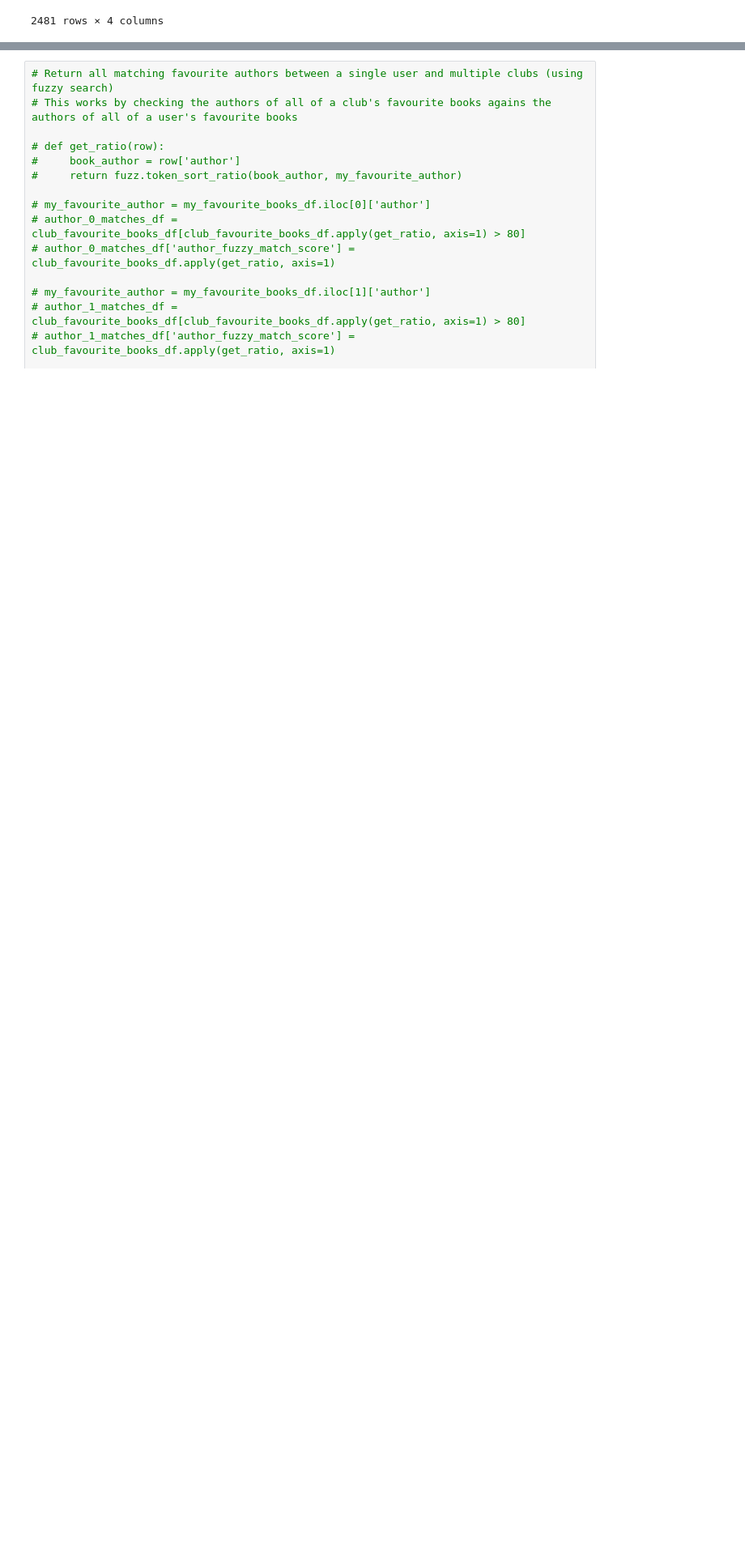
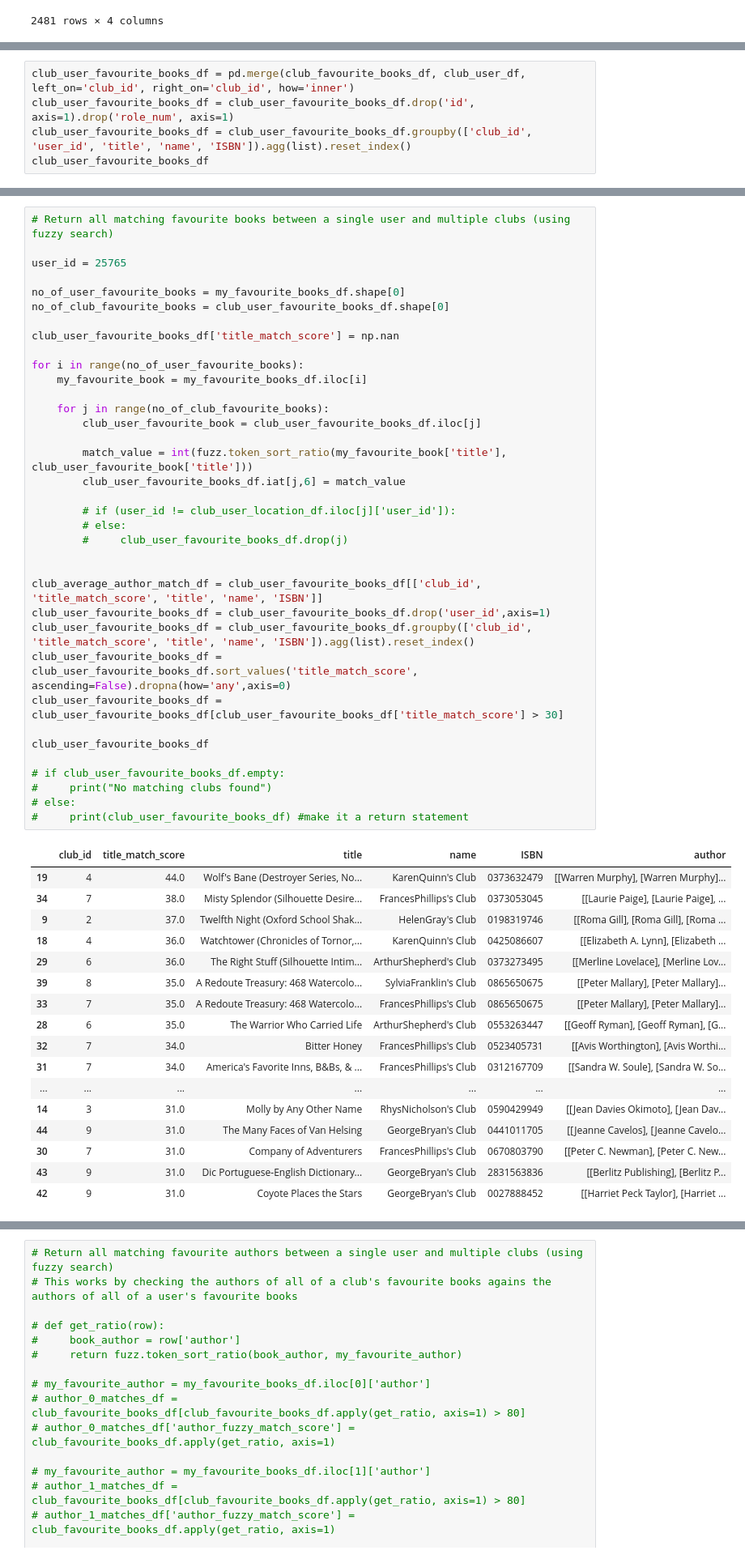
Before and after one commit to laurenceandrews/auguread, a Jupyter notebook: clubs/club_to_user_recommender/club_recommender.ipynb, the cells around one changed output, grey strips where cells are left out. Shown at 81% size. Drawn from its saved outputs; the diff is of its cells as text; blank space fills up the shorter version.

Commit message:
Fix book fuzzy matcher

```diff
--- a/clubs/club_to_user_recommender/club_recommender.ipynb
+++ b/clubs/club_to_user_recommender/club_recommender.ipynb
@@ -389,0 +327,5 @@ book_matches_df
+# %%
+club_user_favourite_books_df = pd.merge(club_favourite_books_df, club_user_df, left_on='club_id', right_on='club_id', how='inner')
+club_user_favourite_books_df = club_user_favourite_books_df.drop('id', axis=1).drop('role_num', axis=1)
+club_user_favourite_books_df = club_user_favourite_books_df.groupby(['club_id', 'user_id', 'title', 'name', 'ISBN']).agg(list).reset_index()
+club_user_favourite_books_df
@@ -390,3 +346,57 @@ book_matches_df
+# %%
+# Return all matching favourite books between a single user and multiple clubs (using fuzzy search)
+
+user_id = 25765
+
+no_of_user_favourite_books = my_favourite_books_df.shape[0]
+no_of_club_favourite_books = club_user_favourite_books_df.shape[0]
+
+club_user_favourite_books_df['title_match_score'] = np.nan
+
+for i in range(no_of_user_favourite_books):
+    my_favourite_book = my_favourite_books_df.iloc[i]
+
+    for j in range(no_of_club_favourite_books):
+        club_user_favourite_book = club_user_favourite_books_df.iloc[j]
+
+        match_value = int(fuzz.token_sort_ratio(my_favourite_book['title'], club_user_favourite_book['title']))
+        club_user_favourite_books_df.iat[j,6] = match_value
+
+        # if (user_id != club_user_location_df.iloc[j]['user_id']):
+        # else:
+        #     club_user_favourite_books_df.drop(j)
+
+
+club_average_author_match_df = club_user_favourite_books_df[['club_id', 'title_match_score', 'title', 'name', 'ISBN']]
+club_user_favourite_books_df = club_user_favourite_books_df.drop('user_id',axis=1)
+club_user_favourite_books_df = club_user_favourite_books_df.groupby(['club_id', 'title_match_score', 'title', 'name', 'ISBN']).agg(list).reset_index()
+club_user_favourite_books_df = club_user_favourite_books_df.sort_values('title_match_score', ascending=False).dropna(how='any',axis=0)
+club_user_favourite_books_df = club_user_favourite_books_df[club_user_favourite_books_df['title_match_score'] > 30]
+
+club_user_favourite_books_df
+
+# if club_user_favourite_books_df.empty:
+#     print("No matching clubs found")
+# else:
+#     print(club_user_favourite_books_df) #make it a return statement
+# %% [output]
+|  | club_id | title_match_score | title | name | ISBN | author |
+| 19 | 4 | 44.0 | Wolf's Bane (Destroyer Series, No... | KarenQuinn's Club | 0373632479 | [[Warren Murphy], [Warren Murphy]... |
+| 34 | 7 | 38.0 | Misty Splendor (Silhouette Desire... | FrancesPhillips's Club | 0373053045 | [[Laurie Paige], [Laurie Paige], ... |
+| 9 | 2 | 37.0 | Twelfth Night (Oxford School Shak... | HelenGray's Club | 0198319746 | [[Roma Gill], [Roma Gill], [Roma ... |
+| 18 | 4 | 36.0 | Watchtower (Chronicles of Tornor,... | KarenQuinn's Club | 0425086607 | [[Elizabeth A. Lynn], [Elizabeth ... |
+| 29 | 6 | 36.0 | The Right Stuff (Silhouette Intim... | ArthurShepherd's Club | 0373273495 | [[Merline Lovelace], [Merline Lov... |
+| 39 | 8 | 35.0 | A Redoute Treasury: 468 Watercolo... | SylviaFranklin's Club | 0865650675 | [[Peter Mallary], [Peter Mallary]... |
+| 33 | 7 | 35.0 | A Redoute Treasury: 468 Watercolo... | FrancesPhillips's Club | 0865650675 | [[Peter Mallary], [Peter Mallary]... |
+| 28 | 6 | 35.0 | The Warrior Who Carried Life | ArthurShepherd's Club | 0553263447 | [[Geoff Ryman], [Geoff Ryman], [G... |
+| 32 | 7 | 34.0 | Bitter Honey | FrancesPhillips's Club | 0523405731 | [[Avis Worthington], [Avis Worthi... |
+| 31 | 7 | 34.0 | America's Favorite Inns, B&Bs, & ... | FrancesPhillips's Club | 0312167709 | [[Sandra W. Soule], [Sandra W. So... |
+| ... | ... | ... | ... | ... | ... | ... |
+| 14 | 3 | 31.0 | Molly by Any Other Name | RhysNicholson's Club | 0590429949 | [[Jean Davies Okimoto], [Jean Dav... |
+| 44 | 9 | 31.0 | The Many Faces of Van Helsing | GeorgeBryan's Club | 0441011705 | [[Jeanne Cavelos], [Jeanne Cavelo... |
+| 30 | 7 | 31.0 | Company of Adventurers | FrancesPhillips's Club | 0670803790 | [[Peter C. Newman], [Peter C. New... |
+| 43 | 9 | 31.0 | Dic Portuguese-English Dictionary... | GeorgeBryan's Club | 2831563836 | [[Berlitz Publishing], [Berlitz P... |
+| 42 | 9 | 31.0 | Coyote Places the Stars | GeorgeBryan's Club | 0027888452 | [[Harriet Peck Taylor], [Harriet ... |
 # %%
 # Return a list of clubs in order of which have the most matching favourite books with the user
 
```
Also changed, not shown: parts of 3 cells of this notebook, 2 other files.
